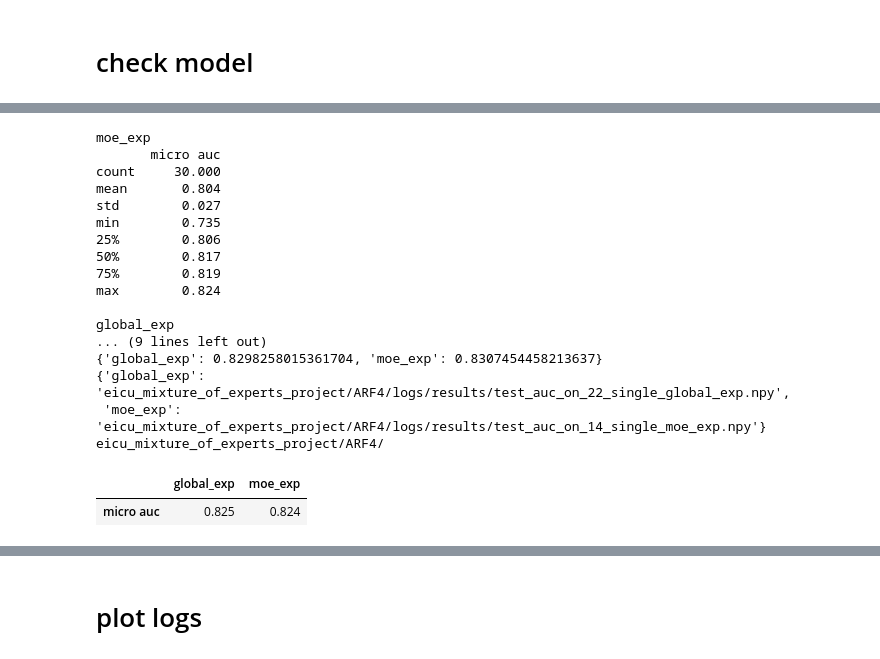
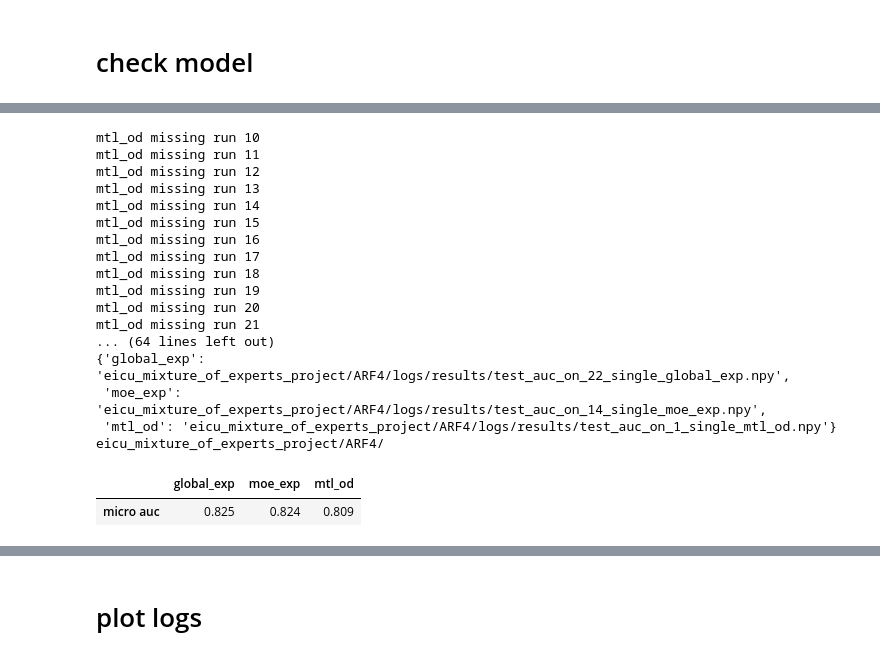
Before and after one commit to nathanwang000/mixture_of_experts_project, a Jupyter notebook: inspect_result.ipynb, the cells around one changed output, grey strips where cells are left out. Drawn from its saved outputs; the diff is of its cells as text; code cells hidden in the pictures.

```diff
--- a/inspect_result.ipynb
+++ b/inspect_result.ipynb
@@ -14,7 +14,7 @@ from collections import defaultdict
 # %% [markdown]
 # check model
 # %%
-def check_model(exp_names, task_dir, runnames, no_cohort_specific=True):
+def check_model(exp_names, task_dir, runnames, no_cohort_specific=True, verbose=True):
     '''
     check the result of models
     returns result, val_best_names, val_best
@@ -40,8 +40,9 @@ def check_model(exp_names, task_dir, runnames, no_cohort_specific=True):
         pds[exp_name] = df.transpose()
 
     for exp_name in exp_names:
-        print('\n' + exp_name)
-        print(pds[exp_name].describe().round(3))
+        if verbose:
+            print('\n' + exp_name)
+            print(pds[exp_name].describe().round(3))
 
     ### second part: choose from best validation
     pd_dict = {}
@@ -107,31 +111,35 @@ eicu_mixture_of_experts_project/mortality/
 # %%
-exp_names = ['moe_exp', 'global_exp']
+exp_names = ['moe_exp', 'global_exp',
+             'mtl_od', #'mtl_oi',
+             'mtl_val_curve', 'snapshot_val_curve',
+             'snapshot_od', #'snapshot_oi'
+            ]
 task_dir = 'eicu_mixture_of_experts_project/ARF4/'
 runnames = list(range(30))
 result, val_best_name, val_best = check_model(exp_names, task_dir, runnames)
 
 pprint.pprint(val_best)
 pprint.pprint(val_best_name)
 print(task_dir)
 result.round(3)
 # %% [output]
-moe_exp
-       micro auc
-count     30.000
-mean       0.804
-std        0.027
-min        0.735
-25%        0.806
-50%        0.817
-75%        0.819
-max        0.824
-
-global_exp
-... (9 lines left out)
-{'global_exp': 0.8298258015361704, 'moe_exp': 0.8307454458213637}
+mtl_od missing run 10
+mtl_od missing run 11
+mtl_od missing run 12
+mtl_od missing run 13
+mtl_od missing run 14
+mtl_od missing run 15
+mtl_od missing run 16
+mtl_od missing run 17
+mtl_od missing run 18
+mtl_od missing run 19
+mtl_od missing run 20
+mtl_od missing run 21
+... (64 lines left out)
 {'global_exp': 'eicu_mixture_of_experts_project/ARF4/logs/results/test_auc_on_22_single_global_exp.npy',
- 'moe_exp': 'eicu_mixture_of_experts_project/ARF4/logs/results/test_auc_on_14_single_moe_exp.npy'}
+ 'moe_exp': 'eicu_mixture_of_experts_project/ARF4/logs/results/test_auc_on_14_single_moe_exp.npy',
+ 'mtl_od': 'eicu_mixture_of_experts_project/ARF4/logs/results/test_auc_on_1_single_mtl_od.npy'}
 eicu_mixture_of_experts_project/ARF4/
-|  | global_exp | moe_exp |
-| micro auc | 0.825 | 0.824 |
+|  | global_exp | moe_exp | mtl_od |
+| micro auc | 0.825 | 0.824 | 0.809 |
 # %%
```
Also changed, not shown: parts of 11 cells of this notebook, 2 other files.
